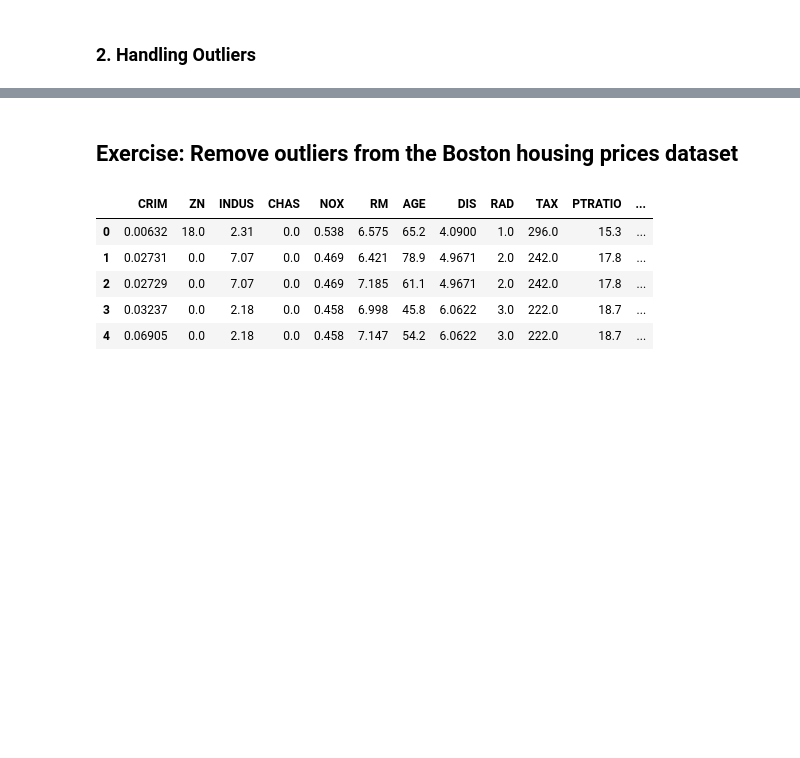
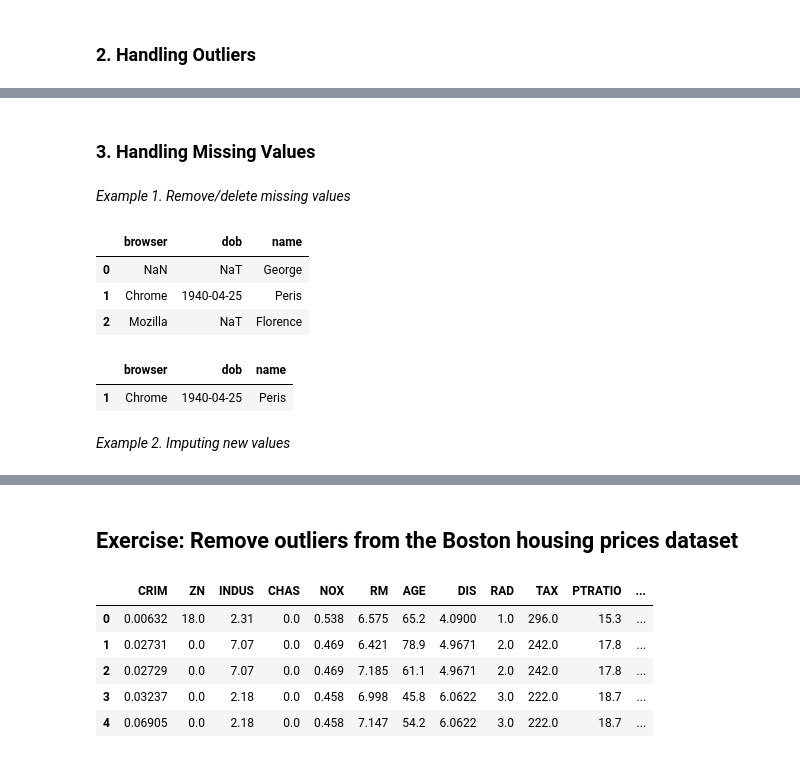
Before and after one commit to hacknairobi/Content, a Jupyter notebook: 1. week one/Day 1.ipynb, the cells around one changed output, grey strips where cells are left out. Drawn from its saved outputs; the diff is of its cells as text; code cells hidden in the pictures; blank space fills up the shorter version.

```diff
--- a/1. week one/Day 1.ipynb
+++ b/1. week one/Day 1.ipynb
@@ -126,0 +108,26 @@ sns.boxplot(x=df['a'])
+# %% [markdown]
+### 3. Handling Missing Values
+# %% [markdown]
+*Example 1. Remove/delete missing values*
+# %%
+#Create random dataset
+df = pd.DataFrame({"name": ['George', 'Peris', 'Florence'],
+"browser": [np.nan, 'Chrome', 'Mozilla'],
+"dob": [pd.NaT, pd.Timestamp("1940-04-25"),
+pd.NaT]})
+
+df
+# %% [output]
+|  | browser | dob | name |
+| 0 | NaN | NaT | George |
+| 1 | Chrome | 1940-04-25 | Peris |
+| 2 | Mozilla | NaT | Florence |
+# %%
+# drop rows with missing values
+df.dropna(inplace=True)
+df
+# %% [output]
+|  | browser | dob | name |
+| 1 | Chrome | 1940-04-25 | Peris |
+# %% [markdown]
+*Example 2. Imputing new values*
```
Also changed, not shown: parts of 9 cells of this notebook.
